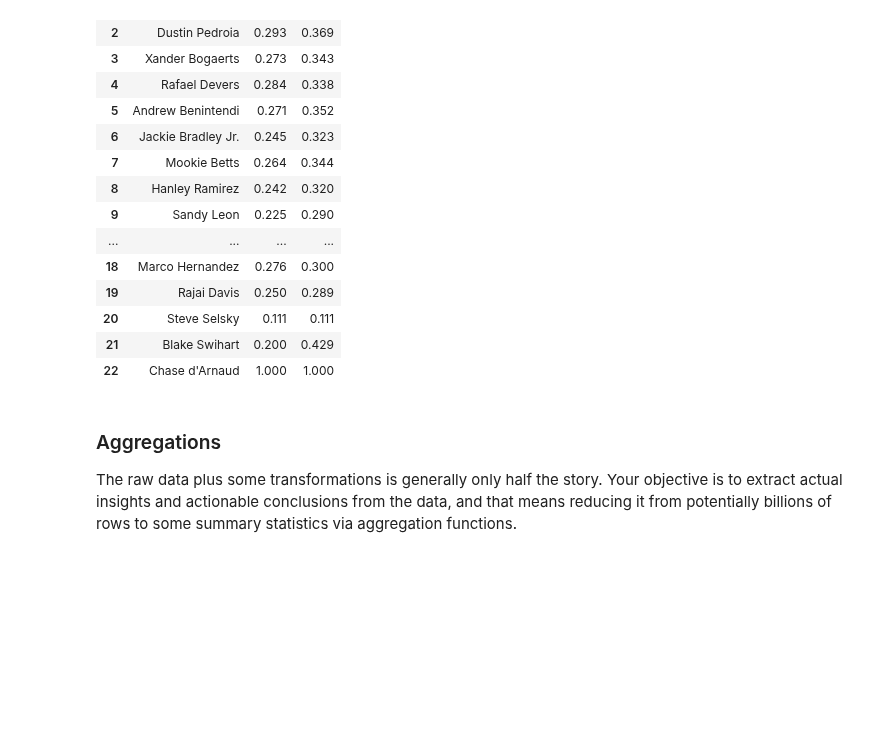
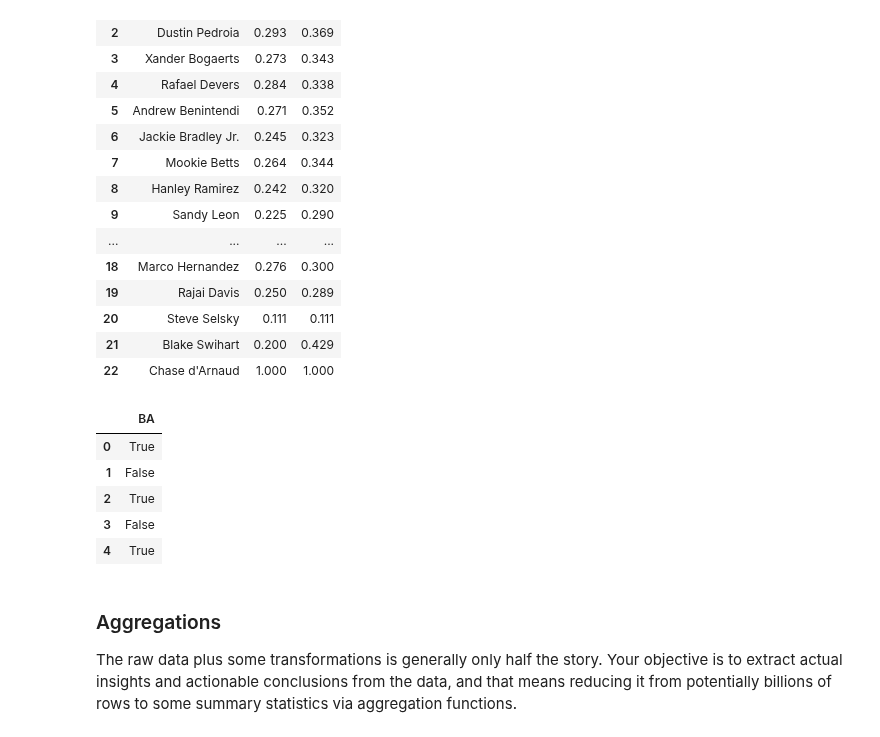
Before and after one commit to somas1/CT, a Jupyter notebook: Pandas/Pandas_Walkthrough_Student_Copy.ipynb, the cells around one changed output. Drawn from its saved outputs; the diff is of its cells as text; code cells hidden in the pictures; blank space fills up the shorter version.

```diff
--- a/Pandas/Pandas_Walkthrough_Student_Copy.ipynb
+++ b/Pandas/Pandas_Walkthrough_Student_Copy.ipynb
@@ -715,6 +715,15 @@ bos17[['Name', 'BA', 'OBP']]
 | 20 | Steve Selsky | 0.111 | 0.111 |
 | 21 | Blake Swihart | 0.200 | 0.429 |
 | 22 | Chase d'Arnaud | 1.000 | 1.000 |
+# %%
+bos17[['BA']].head() >= .280
+# %% [output]
+|  | BA |
+| 0 | True |
+| 1 | False |
+| 2 | True |
+| 3 | False |
+| 4 | True |
 # %% [markdown]
 ### Aggregations <br>
 <p>The raw data plus some transformations is generally only half the story. Your objective is to extract actual insights and actionable conclusions from the data, and that means reducing it from potentially billions of rows to some summary statistics via aggregation functions.</p>
```
